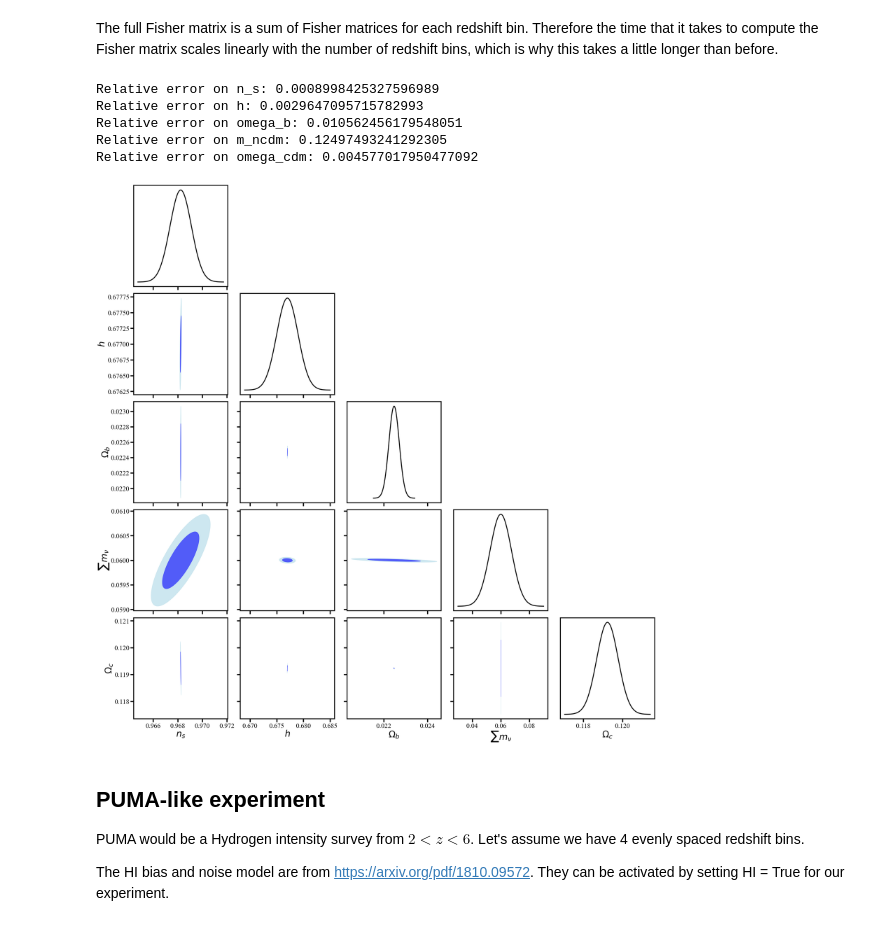
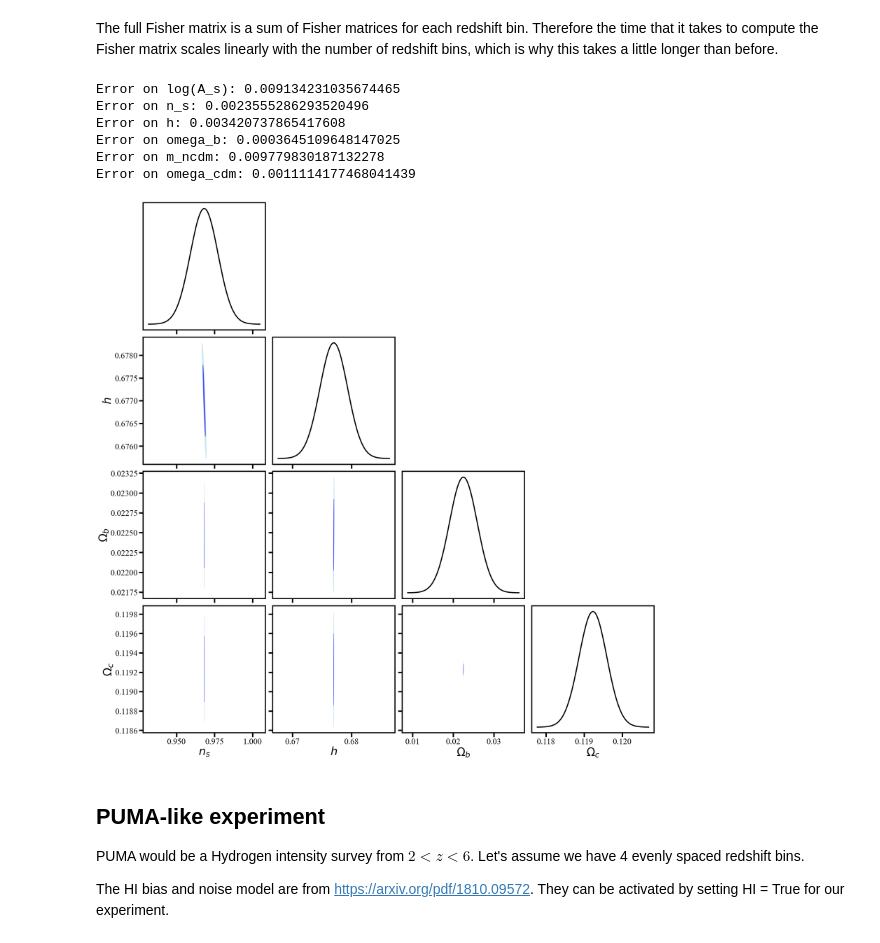
Before and after one commit to NoahSailer/FishLSS, a Jupyter notebook: example_fishlss.ipynb, the cells around one changed output. Saved outputs shown, nothing was run; the diff lists cells and outputs as text; code cells hidden in the pictures.

```diff
--- a/example_fishlss.ipynb
+++ b/example_fishlss.ipynb
@@ -135,7 +135,7 @@ The number density $n(z)$ and the LBG bias are from Wilson and White 2019. These
 # %%
 megaMapper = experiment(zmin=2., zmax=5., nbins=3, fsky=0.5, sigma_z=0.01, LBG=True)
 megaCast = fisherForecast(experiment=megaMapper,cosmo=cosmo,params=params)
-megaCast.marg_params = np.array(['n_s','h','omega_b','m_ncdm','omega_cdm'])
+megaCast.marg_params = np.array(['log(A_s)','n_s','h','omega_b','m_ncdm','omega_cdm'])
 # %% [markdown]
 The full Fisher matrix is a sum of Fisher matrices for each redshift bin. Therefore the time that it takes to compute the Fisher matrix scales linearly with the number of redshift bins, which is why this takes a little longer than before.
 # %%
@@ -143,15 +143,16 @@ F = megaCast.compute_Fisher_matrix()
 # %%
 megaCast.print_marginalized_errors(F=F)
 # %% [output]
-Relative error on n_s: 0.0008998425327596989
-Relative error on h: 0.0029647095715782993
-Relative error on omega_b: 0.010562456179548051
-Relative error on m_ncdm: 0.12497493241292305
-Relative error on omega_cdm: 0.004577017950477092
+Error on log(A_s): 0.009134231035674465
+Error on n_s: 0.0023555286293520496
+Error on h: 0.003420737865417608
+Error on omega_b: 0.0003645109648147025
+Error on m_ncdm: 0.009779830187132278
+Error on omega_cdm: 0.0011114177468041439
 # %%
-megaCast.plot_posterior_matrix(F=F)
+megaCast.plot_posterior_matrix(F=F,param_subset=np.array(['n_s','h','omega_b','omega_cdm']))
 # %% [output]
-[figure, old version]
+[figure, new version]
 # %% [markdown]
 ## PUMA-like experiment
 PUMA would be a Hydrogen intensity survey from $2<z<6$. Let's assume we have 4 evenly spaced redshift bins.
```
Also changed, not shown: parts of 15 cells of this notebook, 12 other files.
